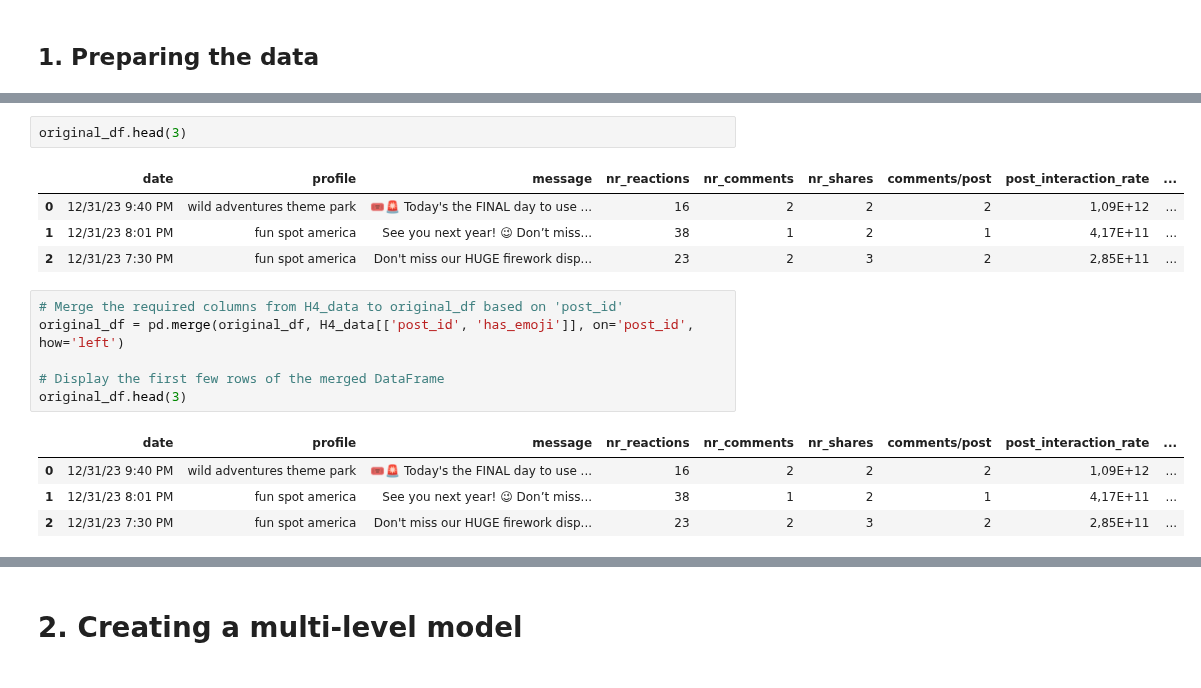
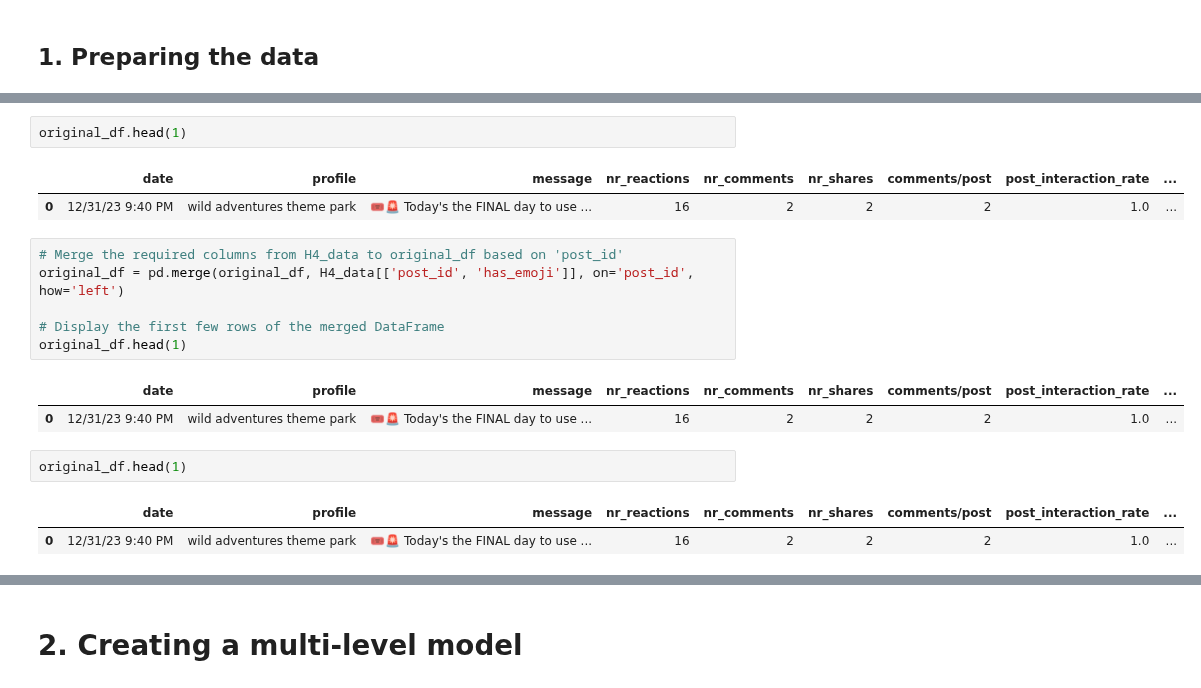
Before and after one commit to crlhbs/Group1_MarketingStrategy, a Jupyter notebook: Multi-level_Analysis.ipynb, the cells around one changed output, grey strips where cells are left out. Cells and saved outputs as stored; diff of their text form.

```diff
--- a/Multi-level_Analysis.ipynb
+++ b/Multi-level_Analysis.ipynb
@@ -52,18 +39,19 @@ print(original_df.head())
 # %%
-original_df.head(3)
+original_df.head(1)
 # %% [output]
 |  | date | profile | message | nr_reactions | nr_comments | nr_shares | comments/post | post_interaction_rate | ... |
-| 0 | 12/31/23 9:40 PM | wild adventures theme park | 🎟️🚨 Today's the FINAL day to use ... | 16 | 2 | 2 | 2 | 1,09E+12 | ... |
-| 1 | 12/31/23 8:01 PM | fun spot america | See you next year! 😉 Don’t miss... | 38 | 1 | 2 | 1 | 4,17E+11 | ... |
-| 2 | 12/31/23 7:30 PM | fun spot america | Don't miss our HUGE firework disp... | 23 | 2 | 3 | 2 | 2,85E+11 | ... |
+| 0 | 12/31/23 9:40 PM | wild adventures theme park | 🎟️🚨 Today's the FINAL day to use ... | 16 | 2 | 2 | 2 | 1.0 | ... |
 # %%
 # Merge the required columns from H4_data to original_df based on 'post_id'
 original_df = pd.merge(original_df, H4_data[['post_id', 'has_emoji']], on='post_id', how='left')
 
 # Display the first few rows of the merged DataFrame
-original_df.head(3)
+original_df.head(1)
 # %% [output]
 |  | date | profile | message | nr_reactions | nr_comments | nr_shares | comments/post | post_interaction_rate | ... |
-| 0 | 12/31/23 9:40 PM | wild adventures theme park | 🎟️🚨 Today's the FINAL day to use ... | 16 | 2 | 2 | 2 | 1,09E+12 | ... |
-| 1 | 12/31/23 8:01 PM | fun spot america | See you next year! 😉 Don’t miss... | 38 | 1 | 2 | 1 | 4,17E+11 | ... |
-| 2 | 12/31/23 7:30 PM | fun spot america | Don't miss our HUGE firework disp... | 23 | 2 | 3 | 2 | 2,85E+11 | ... |
+| 0 | 12/31/23 9:40 PM | wild adventures theme park | 🎟️🚨 Today's the FINAL day to use ... | 16 | 2 | 2 | 2 | 1.0 | ... |
+# %%
+original_df.head(1)
+# %% [output]
+|  | date | profile | message | nr_reactions | nr_comments | nr_shares | comments/post | post_interaction_rate | ... |
+| 0 | 12/31/23 9:40 PM | wild adventures theme park | 🎟️🚨 Today's the FINAL day to use ... | 16 | 2 | 2 | 2 | 1.0 | ... |
```
Also changed, not shown: parts of 15 cells of this notebook, 1 other file.
